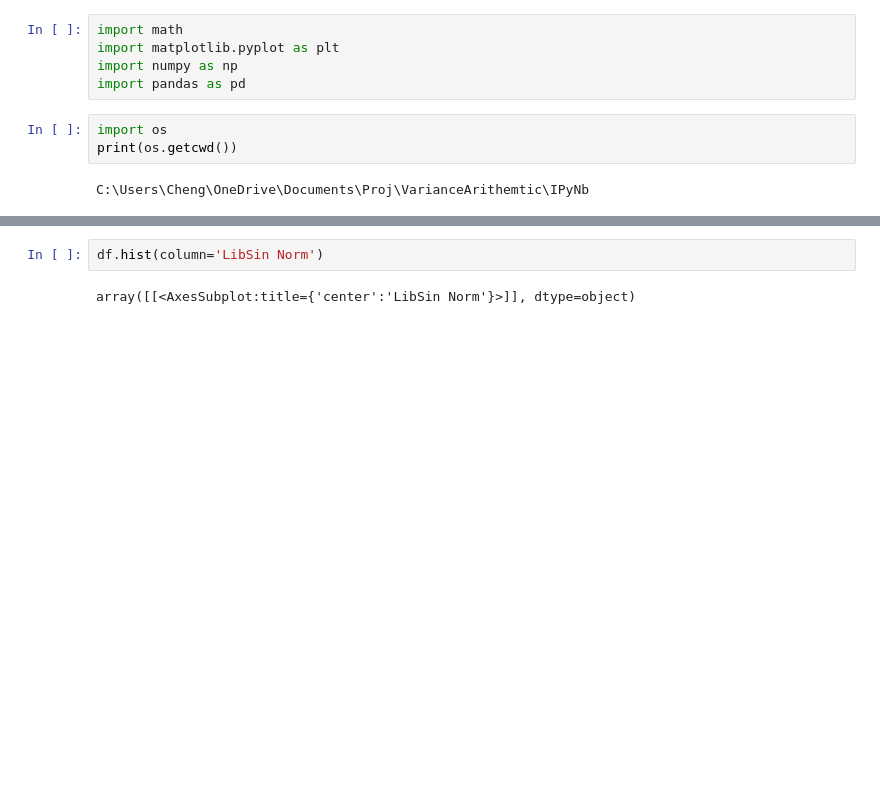
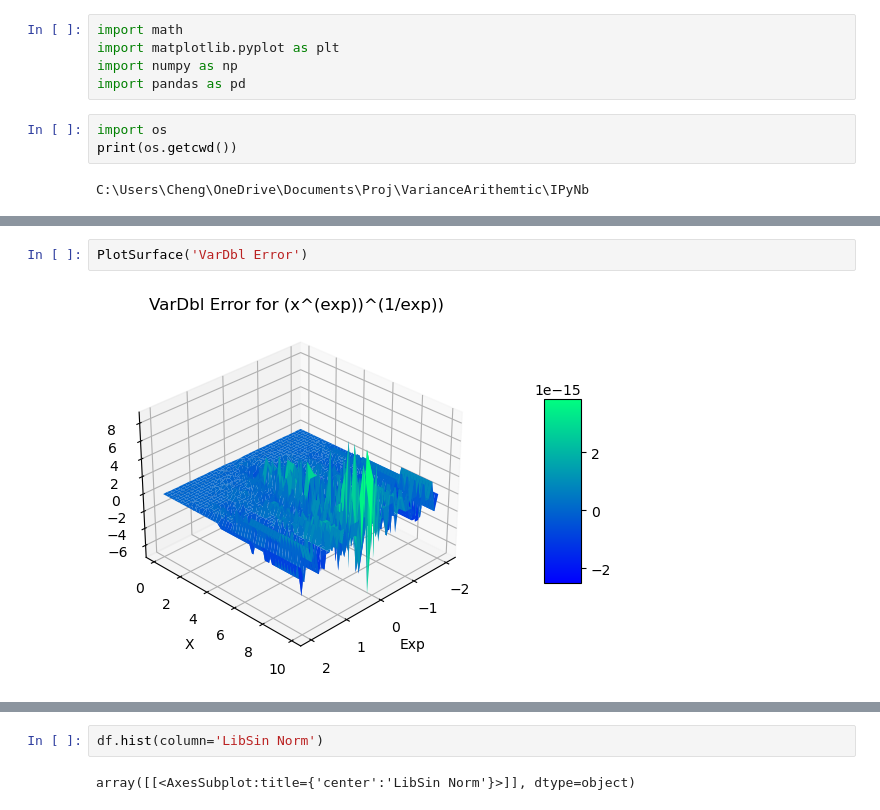
Before and after one commit to Chengpu0707/VarianceArithmetic, a Jupyter notebook: IPyNb/SinError.ipynb, the cells around one changed output, grey strips where cells are left out. Cells and saved outputs as stored; diff of their text form; blank space fills up the shorter version.

```diff
--- a/IPyNb/SinError.ipynb
+++ b/IPyNb/SinError.ipynb
@@ -69,0 +52,4 @@ array([[<AxesSubplot:title={'center':'IndexSin Norm'}>]], dtype=object)
+# %%
+PlotSurface('VarDbl Error')
+# %% [output]
+[figure, added]
```
Also changed, not shown: parts of 13 cells of this notebook, 13 other files.
